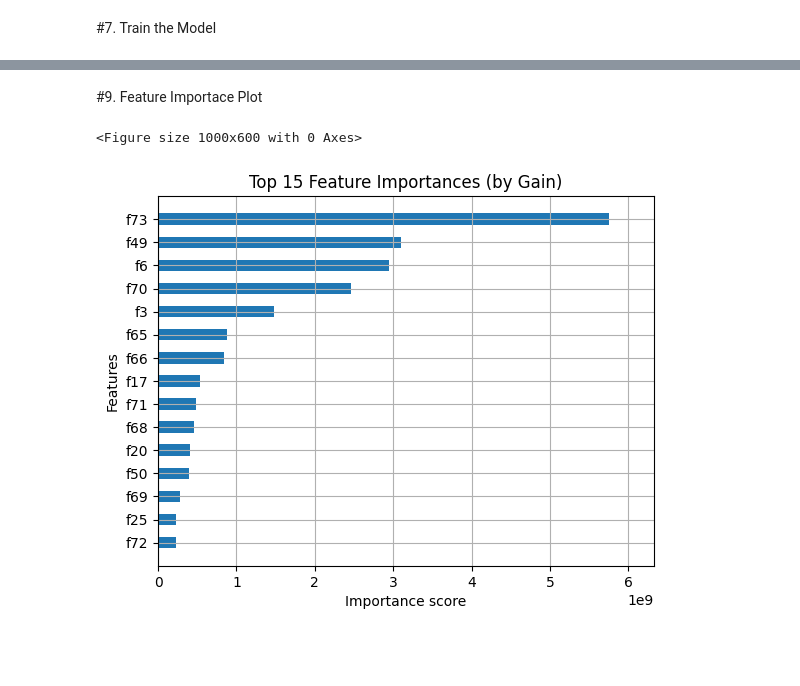
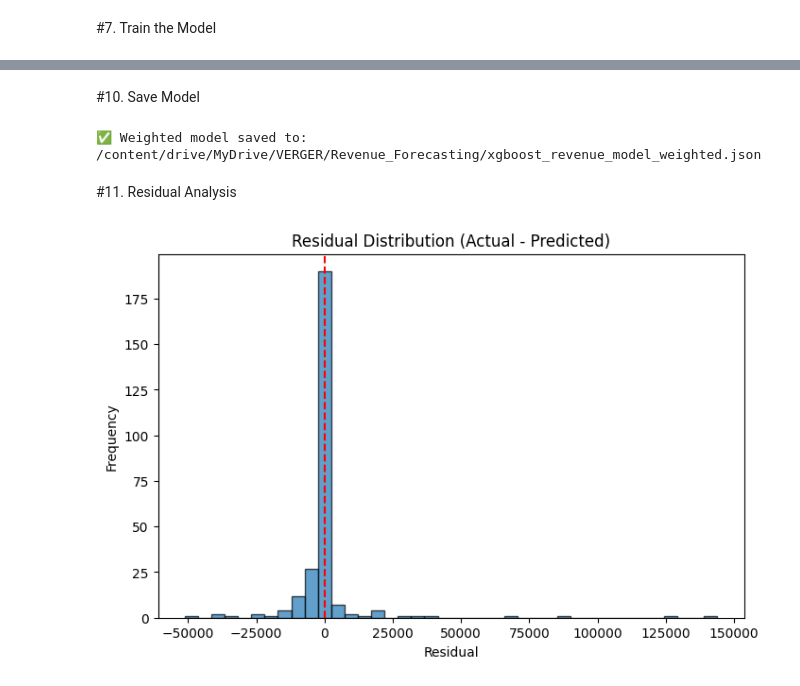
Before and after one commit to vimesh630/Revenue_Forecasting, a Jupyter notebook: XGBoost_for_Revenue_Forecasting.ipynb, the cells around one changed output, grey strips where cells are left out. Saved outputs shown, nothing was run; the diff lists cells and outputs as text; code cells hidden in the pictures; blank space fills up the shorter version.

```diff
--- a/XGBoost_for_Revenue_Forecasting.ipynb
+++ b/XGBoost_for_Revenue_Forecasting.ipynb
@@ -76,4 +52,2 @@ pipeline = Pipeline(steps=[
 # %% [markdown]
 #7. Train the Model
-# %%
-pipeline.fit(X_train, y_train)
@@ -102,0 +54,16 @@ Pipeline(steps=[('preprocessor',
+# %%
+model = xgb.XGBRegressor(
+    n_estimators=500,
+    learning_rate=0.05,
+    max_depth=6,
+    subsample=0.8,
+    colsample_bytree=0.8,
+    random_state=42
+)
+
+model.fit(
+    X_train, y_train,
+    sample_weight=weights,
+    eval_set=[(X_test, y_test)],
+    verbose=True
+)
@@ -104,0 +101,2 @@ Pipeline(steps=[('preprocessor',
+# %%
+y_pred=model.predict(X_test)
@@ -105,12 +105,12 @@ Pipeline(steps=[('preprocessor',
 # %%
-y_pred = pipeline.predict(X_test)
-
-rmse = mean_squared_error(y_test, y_pred)**0.5 # Calculate RMSE by taking the square root
+rmse = np.sqrt(mean_squared_error(y_test, y_pred))
 mae = mean_absolute_error(y_test, y_pred)
 r2 = r2_score(y_test, y_pred)
+mape = np.mean(np.abs((y_test - y_pred) / y_test)) * 100
 
-print("\n XGBoost Revenue Forecasting Results:")
-print(f"  RMSE: {rmse:,.2f}")
-print(f"  MAE : {mae:,.2f}")
-print(f"  R²  : {r2:.4f}")
+print("\n📊 Weighted Model Performance:")
+print(f"RMSE: {rmse:,.2f}")
+print(f"MAE: {mae:,.2f}")
+print(f"MAPE: {mape:.2f}%")
+print(f"R²: {r2:.4f}")
 # %% [output]
@@ -121,23 +122,21 @@ print(f"  R²  : {r2:.4f}")
-# %% [markdown]
-#9. Feature Importace Plot
-# %%
-# Extract feature names after one-hot encoding
-onehot_feature_names = pipeline.named_steps['preprocessor'] \
-    .named_transformers_['cat'].get_feature_names_out(categorical_features)
-
-all_feature_names = list(onehot_feature_names) + [f for f in features if f not in categorical_features]
-
-# Plot
-plt.figure(figsize=(10, 6))
-xgb.plot_importance(
-    pipeline.named_steps['regressor'],
-    importance_type='gain',
-    show_values=False,
-    height=0.5,
-    max_num_features=15
-)
-plt.title('Top 15 Feature Importances (by Gain)')
-plt.show()
-# %% [output]
-<Figure size 1000x600 with 0 Axes>
-[figure, removed]
+# %% [markdown]
+#10. Save Model
+# %%
+model.save_model(os.path.join(output_dir, "xgboost_revenue_model_weighted.json"))
+print(f"✅ Weighted model saved to: {os.path.join(output_dir, 'xgboost_revenue_model_weighted.json')}")
+# %% [output]
+✅ Weighted model saved to: /content/drive/MyDrive/VERGER/Revenue_Forecasting/xgboost_revenue_model_weighted.json
+# %% [markdown]
+#11. Residual Analysis
+# %%
+residuals = y_test - y_pred
+
+plt.figure(figsize=(8,5))
+plt.hist(residuals, bins=40, edgecolor='black', alpha=0.7)
+plt.axvline(0, color='red', linestyle='--')
+plt.title("Residual Distribution (Actual - Predicted)")
+plt.xlabel("Residual")
+plt.ylabel("Frequency")
+plt.show()
+# %% [output]
+[figure, added]
```
Also changed, not shown: parts of 30 cells of this notebook.
